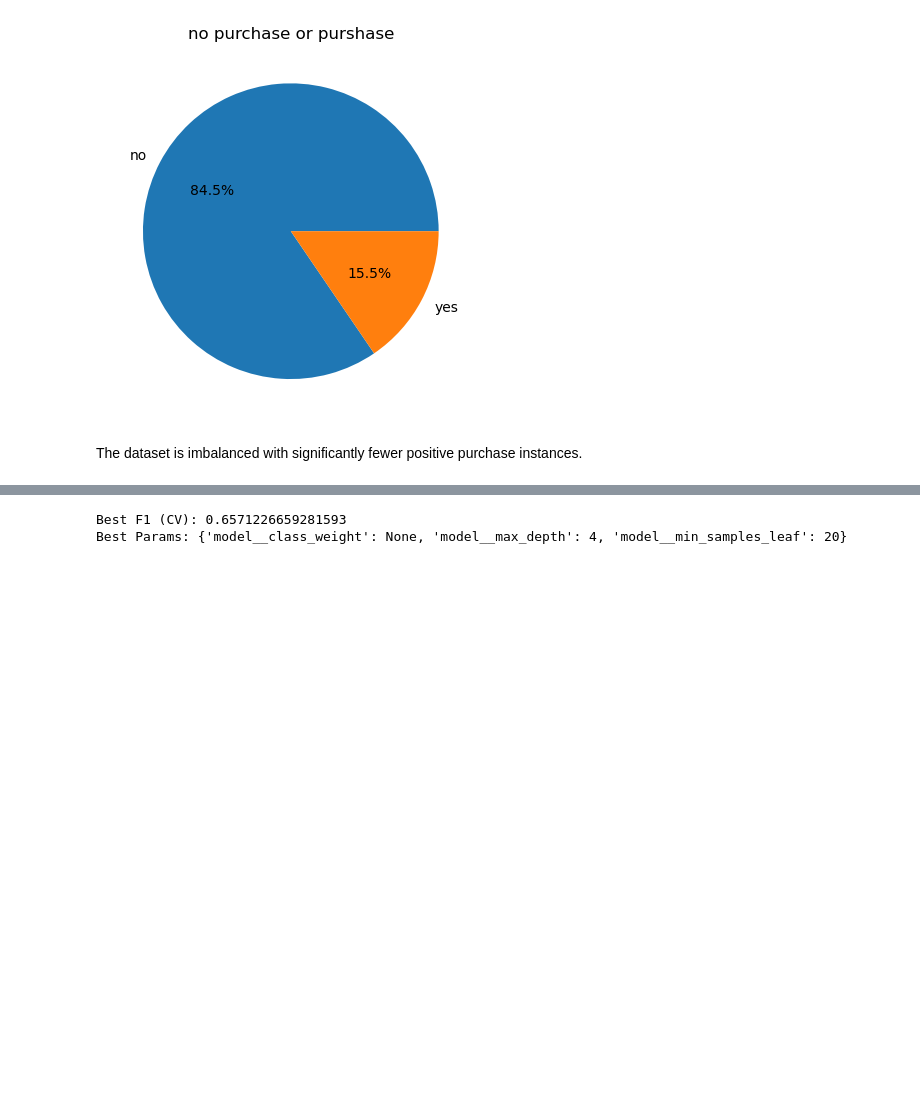
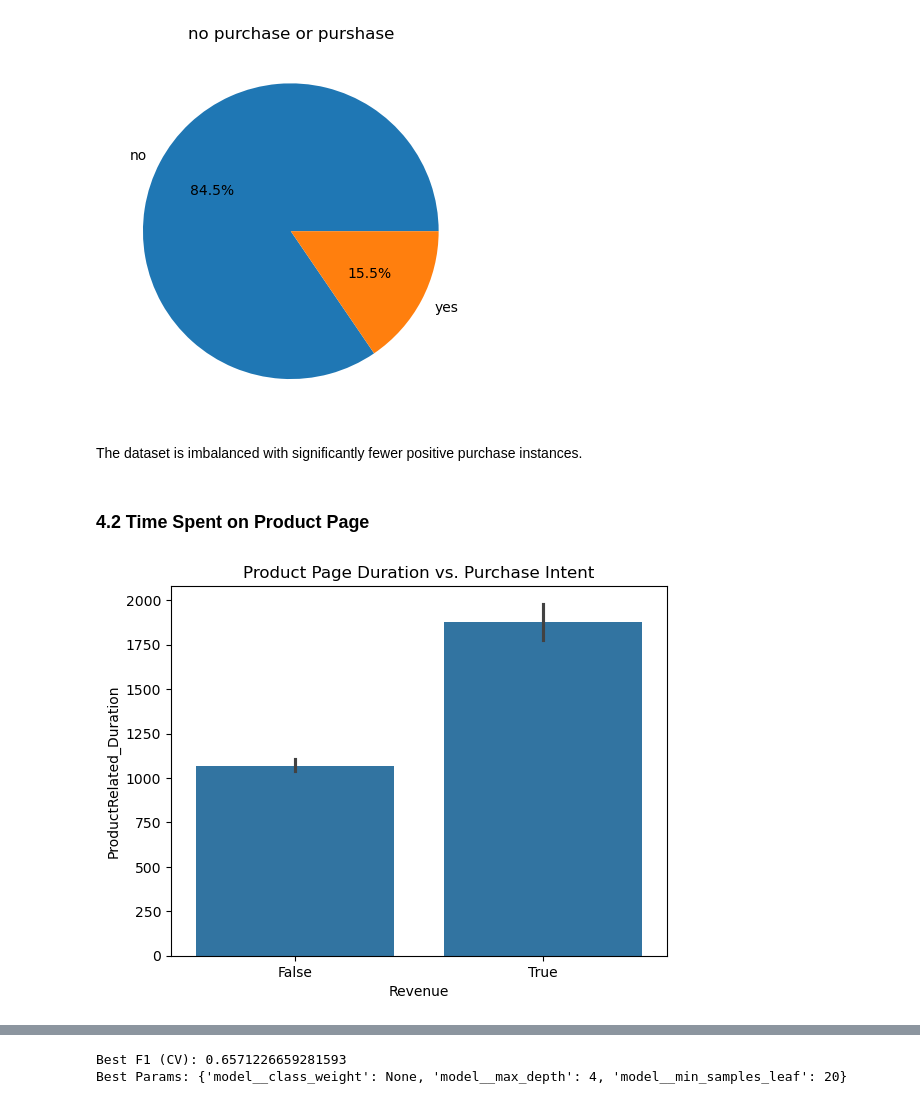
Before and after one commit to officialdishac/ShopSmart-Purchase-Prediction, a Jupyter notebook: shop_smart.ipynb, the cells around one changed output, grey strips where cells are left out. Saved outputs shown, nothing was run; the diff lists cells and outputs as text; code cells hidden in the pictures; blank space fills up the shorter version.

```diff
--- a/shop_smart.ipynb
+++ b/shop_smart.ipynb
@@ -67,3 +73,12 @@ Text(0.5, 1.0, 'no purchase or purshase')
 [figure]
 # %% [markdown]
 The dataset is imbalanced with significantly fewer positive purchase instances.
+# %% [markdown]
+### 4.2 Time Spent on Product Page
+# %%
+import seaborn as sns
+sns.barplot(x='Revenue', y='ProductRelated_Duration', data=df)
+plt.title('Product Page Duration vs. Purchase Intent')
+plt.show()
+# %% [output]
+[figure, added]
```
Also changed, not shown: parts of 28 cells of this notebook.
